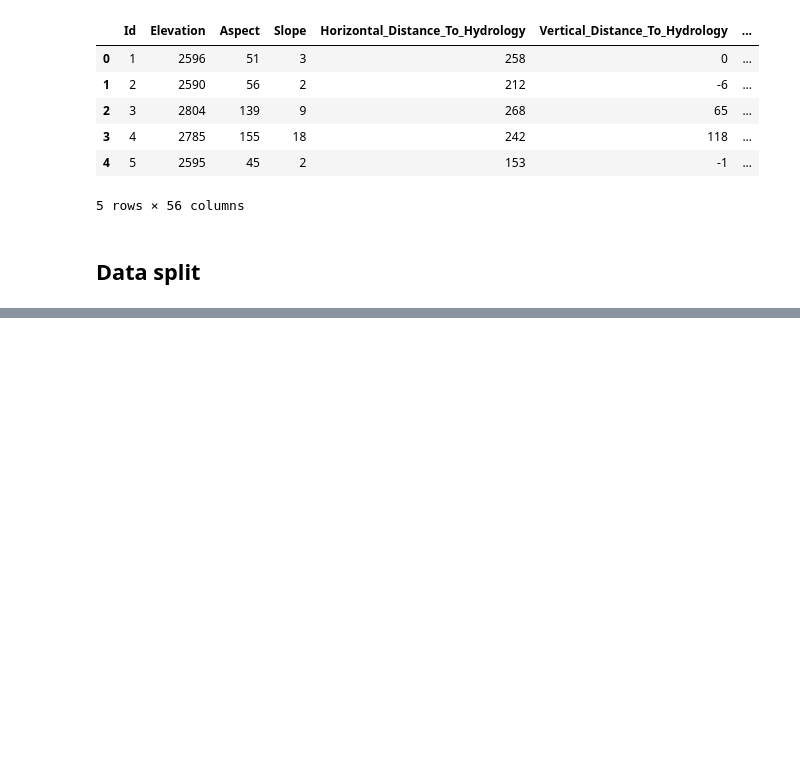
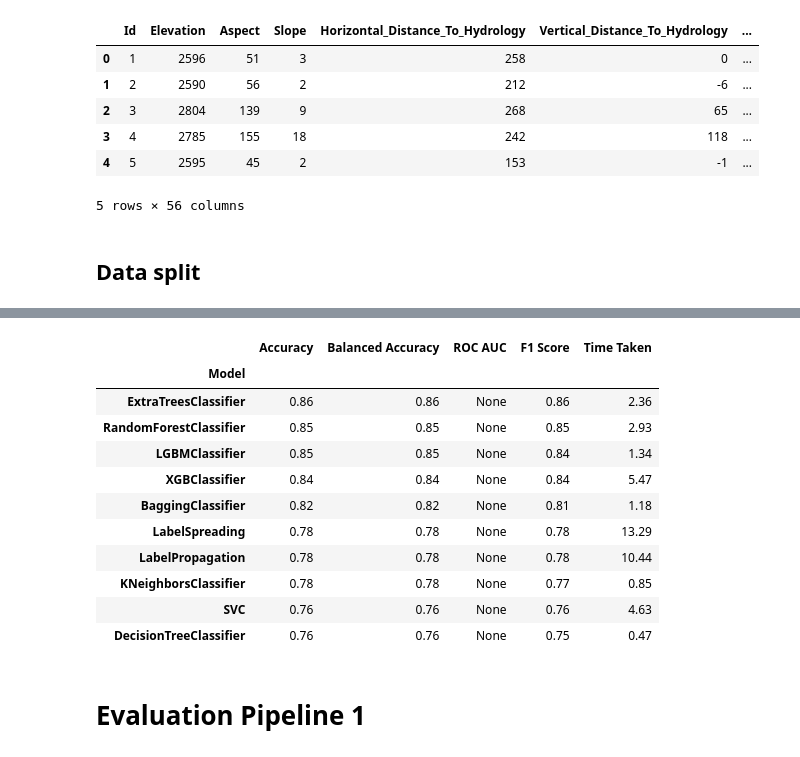
Before and after one commit to hectorpatino/forest_cover_prediction, a Jupyter notebook: notebooks/pipelines/not linear/new_one.ipynb, the cells around one changed output, grey strips where cells are left out. Drawn from its saved outputs; the diff is of its cells as text; code cells hidden in the pictures; blank space fills up the shorter version.

```diff
--- a/notebooks/pipelines/not linear/new_one.ipynb
+++ b/notebooks/pipelines/not linear/new_one.ipynb
@@ -159,0 +402,16 @@ models_1.head(5)
+# %%
+pipeline_list_5 = [
+    ('dropuniquefeatures', DropIdentifierFeatures()),
+    ('soil_columns_dummies', FromDummiesToCategories(cols_to_operate=soil_columns, new_column_name='Soil_Type')),
+    ('wilder_columns_dummies', FromDummiesToCategories(cols_to_operate=wilder_columns, new_column_name='Wilderness')),
+    ('soil_rare', RareLabelEncoder(tol=0.05, variables=['Soil_Type'])),
+    ('dp', DropConstantFeatures(tol=0.99)),
+    ('dt', DistanceTransformer()),
+     ('one_hot',OneHotEncoder(variables=['Soil_Type', 'Wilderness'])),
+    ('winds', Winsorizer(variables=['EuclideanDistanceHidroloy',  'Elevation',
+                                                       'Hillshade_9am', 'Hillshade_Noon', 'Hillshade_3pm'])),
+    ('dd', SmartCorrelatedSelection()),
+]
+pipeline_5 = Pipeline(pipeline_list_5)
+X_train_pipe_5 = pipeline_5.fit_transform(X_train)
+X_train_pipe_5.head()
@@ -159,0 +426,3 @@ models_1.head(5)
+# %%
+X_test_pipe_5 = pipeline_5.transform(X_test)
+X_test_pipe_5.head(5)
@@ -159,0 +437,3 @@ models_1.head(5)
+# %%
+clf_p5 = LazyClassifier(verbose=0,ignore_warnings=True, custom_metric=None)
+models_5, predictions_5 = clf_p5.fit(X_train_pipe_5, X_test_pipe_5, y_train, y_test)
@@ -159,0 +442,17 @@ models_1.head(5)
+# %%
+models_5.head(10)
+# %% [output]
+|  | Accuracy | Balanced Accuracy | ROC AUC | F1 Score | Time Taken |
+| Model |  |  |  |  |  |
+| ExtraTreesClassifier | 0.86 | 0.86 | None | 0.86 | 2.36 |
+| RandomForestClassifier | 0.85 | 0.85 | None | 0.85 | 2.93 |
+| LGBMClassifier | 0.85 | 0.85 | None | 0.84 | 1.34 |
+| XGBClassifier | 0.84 | 0.84 | None | 0.84 | 5.47 |
+| BaggingClassifier | 0.82 | 0.82 | None | 0.81 | 1.18 |
+| LabelSpreading | 0.78 | 0.78 | None | 0.78 | 13.29 |
+| LabelPropagation | 0.78 | 0.78 | None | 0.78 | 10.44 |
+| KNeighborsClassifier | 0.78 | 0.78 | None | 0.77 | 0.85 |
+| SVC | 0.76 | 0.76 | None | 0.76 | 4.63 |
+| DecisionTreeClassifier | 0.76 | 0.76 | None | 0.75 | 0.47 |
+# %% [markdown]
+# Evaluation Pipeline 1
```
Also changed, not shown: parts of 43 cells of this notebook, 4 other files.
